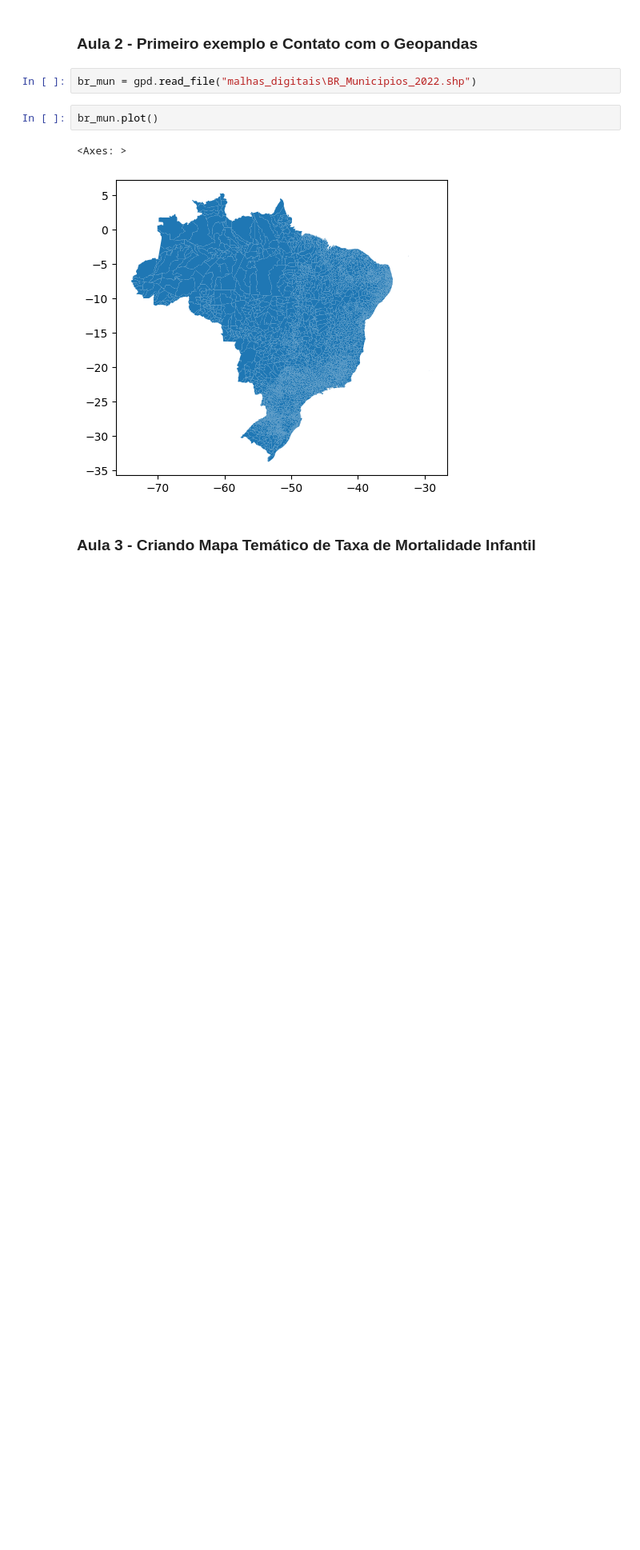
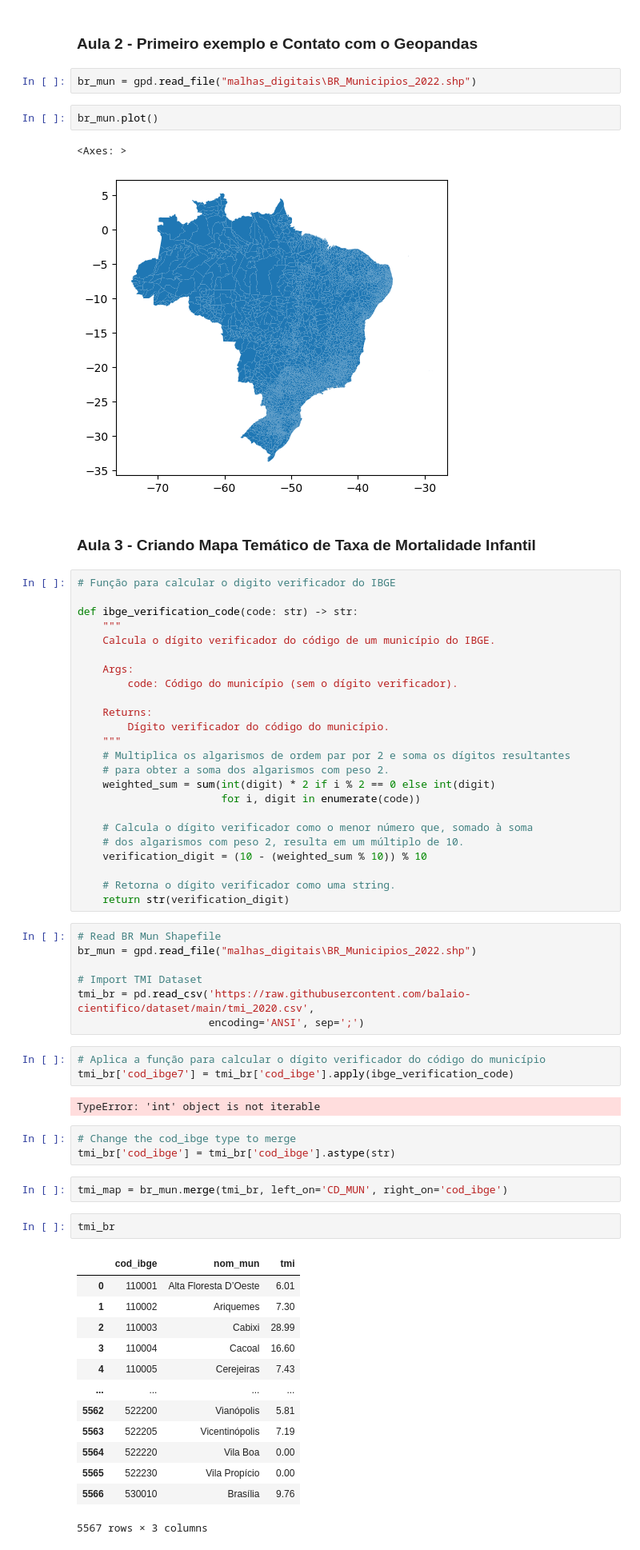
Before and after one commit to balaio-cientifico/analise_espacial, a Jupyter notebook: analise_espacial.ipynb, the cells around one changed output. Shown at 80% size. Cells and saved outputs as stored; diff of their text form; blank space fills up the shorter version.

Commit message:
feat: create function to generate the 7 digit IBGE

```diff
--- a/analise_espacial.ipynb
+++ b/analise_espacial.ipynb
@@ -37,3 +37,60 @@ br_mun.plot()
 [figure]
 # %% [markdown]
 ### Aula 3 - Criando Mapa Temático de Taxa de Mortalidade Infantil
+# %%
+# Função para calcular o digito verificador do IBGE
+
+def ibge_verification_code(code: str) -> str:
+    """
+    Calcula o dígito verificador do código de um município do IBGE.
+
+    Args:
+        code: Código do município (sem o dígito verificador).
+
+    Returns:
+        Dígito verificador do código do município.
+    """
+    # Multiplica os algarismos de ordem par por 2 e soma os dígitos resultantes
+    # para obter a soma dos algarismos com peso 2.
+    weighted_sum = sum(int(digit) * 2 if i % 2 == 0 else int(digit)
+                       for i, digit in enumerate(code))
+
+    # Calcula o dígito verificador como o menor número que, somado à soma
+    # dos algarismos com peso 2, resulta em um múltiplo de 10.
+    verification_digit = (10 - (weighted_sum % 10)) % 10
+
+    # Retorna o dígito verificador como uma string.
+    return str(verification_digit)
+# %%
+# Read BR Mun Shapefile
+br_mun = gpd.read_file("malhas_digitais\BR_Municipios_2022.shp")
+
+# Import TMI Dataset
+tmi_br = pd.read_csv('https://raw.githubusercontent.com/balaio-cientifico/dataset/main/tmi_2020.csv',
+                     encoding='ANSI', sep=';')
+# %%
+# Aplica a função para calcular o dígito verificador do código do município
+tmi_br['cod_ibge7'] = tmi_br['cod_ibge'].apply(ibge_verification_code)
+# %% [output]
+TypeError: 'int' object is not iterable
+# %%
+# Change the cod_ibge type to merge
+tmi_br['cod_ibge'] = tmi_br['cod_ibge'].astype(str)
+# %%
+tmi_map = br_mun.merge(tmi_br, left_on='CD_MUN', right_on='cod_ibge')
+# %%
+tmi_br
+# %% [output]
+|  | cod_ibge | nom_mun | tmi |
+| 0 | 110001 | Alta Floresta D’Oeste | 6.01 |
+| 1 | 110002 | Ariquemes | 7.30 |
+| 2 | 110003 | Cabixi | 28.99 |
+| 3 | 110004 | Cacoal | 16.60 |
+| 4 | 110005 | Cerejeiras | 7.43 |
+| ... | ... | ... | ... |
+| 5562 | 522200 | Vianópolis | 5.81 |
+| 5563 | 522205 | Vicentinópolis | 7.19 |
+| 5564 | 522220 | Vila Boa | 0.00 |
+| 5565 | 522230 | Vila Propício | 0.00 |
+| 5566 | 530010 | Brasília | 9.76 |
+5567 rows × 3 columns
```
